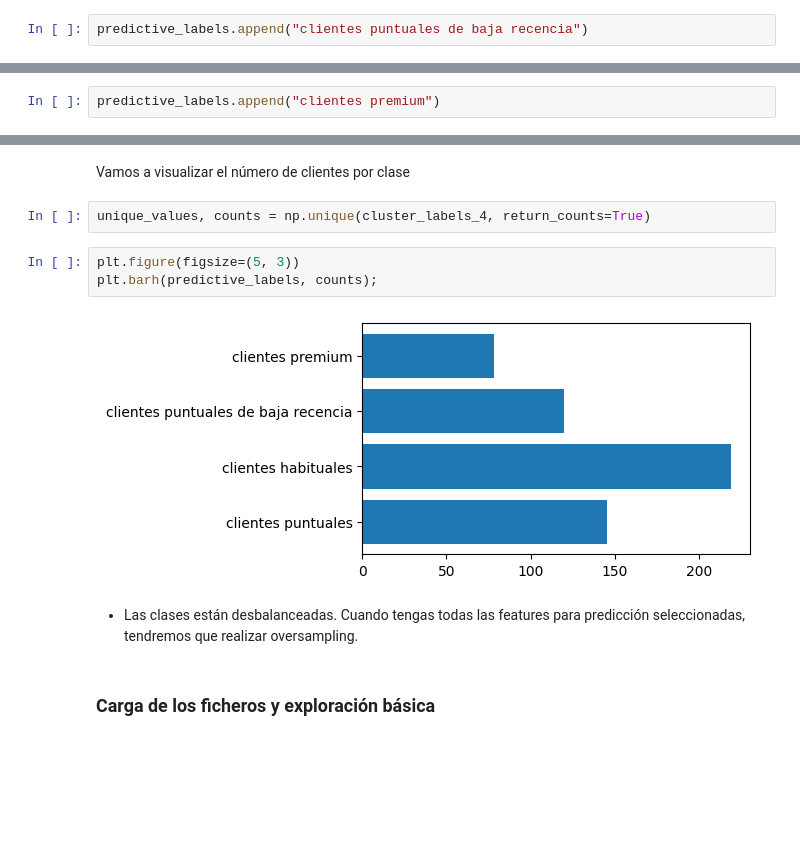
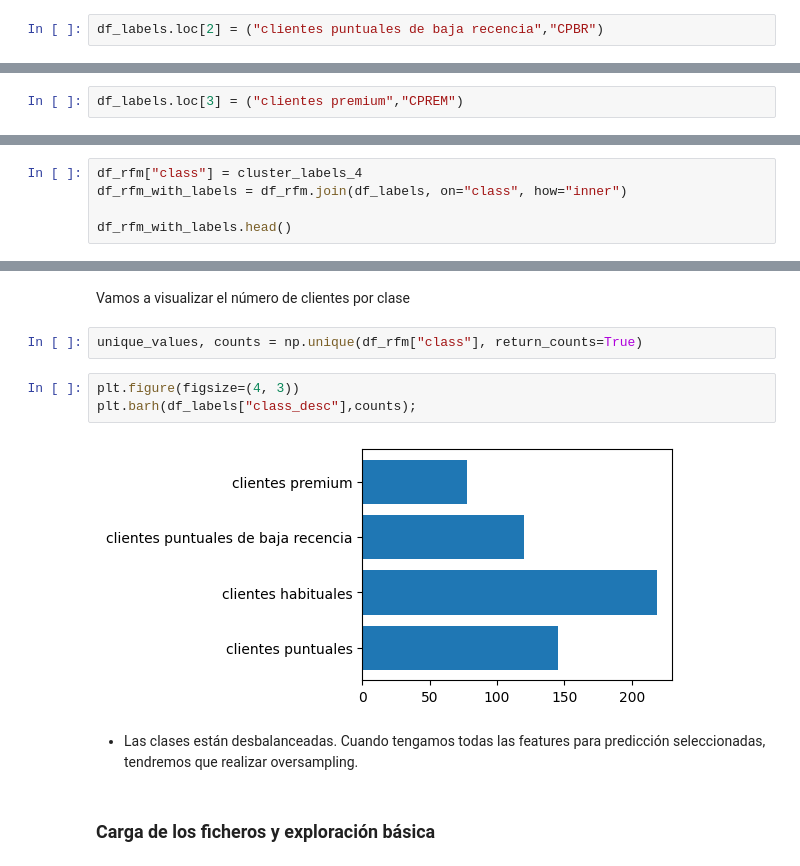
Before and after one commit to cperezh/segmentacion_clientes, a Jupyter notebook: M4 Desarrollo.ipynb, the cells around one changed output, grey strips where cells are left out. Drawn from its saved outputs; the diff is of its cells as text; blank space fills up the shorter version.

```diff
--- a/M4 Desarrollo.ipynb
+++ b/M4 Desarrollo.ipynb
@@ -694,7 +694,7 @@ print_RFM_subplots_with_highlight(df_rfm, cluster_labels_4, 2)
 # %% [output]
 [figure]
 # %%
-predictive_labels.append("clientes puntuales de baja recencia")
+df_labels.loc[2] = ("clientes puntuales de baja recencia","CPBR")
 # %% [markdown]
 ##### Grupo 3 - clientes premium
 # %%
@@ -702,4 +702,4 @@ print_RFM_subplots_with_highlight(df_rfm, cluster_labels_4, 3)
 # %% [output]
 [figure]
 # %%
-predictive_labels.append("clientes premium")
+df_labels.loc[3] = ("clientes premium","CPREM")
@@ -705,0 +708,5 @@ predictive_labels.append("clientes premium")
+# %%
+df_rfm["class"] = cluster_labels_4
+df_rfm_with_labels = df_rfm.join(df_labels, on="class", how="inner")
+
+df_rfm_with_labels.head()
@@ -706,14 +721,14 @@ predictive_labels.append("clientes premium")
 # %% [markdown]
 Vamos a visualizar el número de clientes por clase
 # %%
-unique_values, counts = np.unique(cluster_labels_4, return_counts=True)
+unique_values, counts = np.unique(df_rfm["class"], return_counts=True)
 # %%
-plt.figure(figsize=(5, 3))
-plt.barh(predictive_labels, counts);
+plt.figure(figsize=(4, 3))
+plt.barh(df_labels["class_desc"],counts);
 # %% [output]
-[figure, old version]
+[figure, new version]
 # %% [markdown]
-- Las clases están desbalanceadas. Cuando tengas todas las features para predicción seleccionadas, tendremos que realizar oversampling.
+- Las clases están desbalanceadas. Cuando tengamos todas las features para predicción seleccionadas, tendremos que realizar oversampling.
 # %% [markdown]
 ### Carga de los ficheros y exploración básica
 # %%
```
Also changed, not shown: parts of 66 cells of this notebook.
